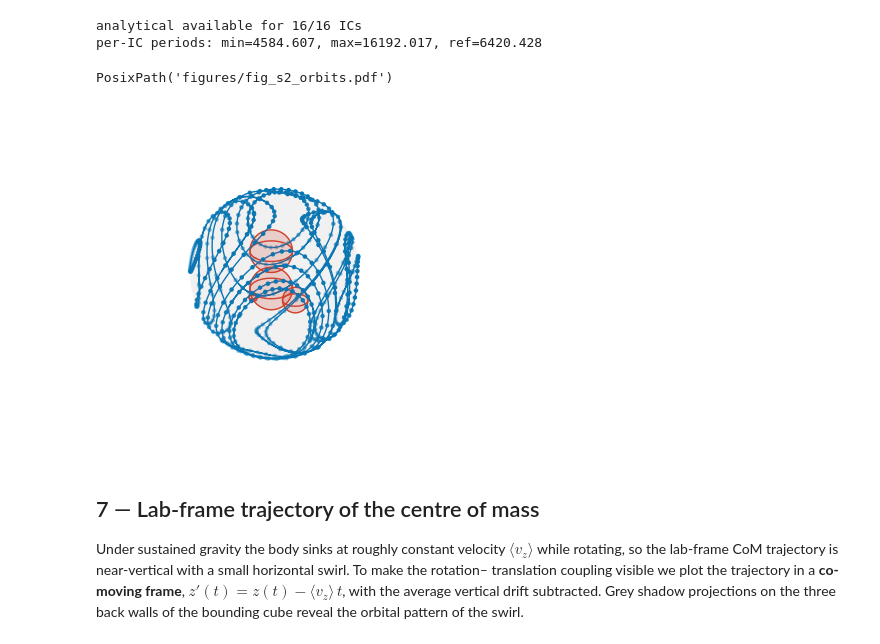
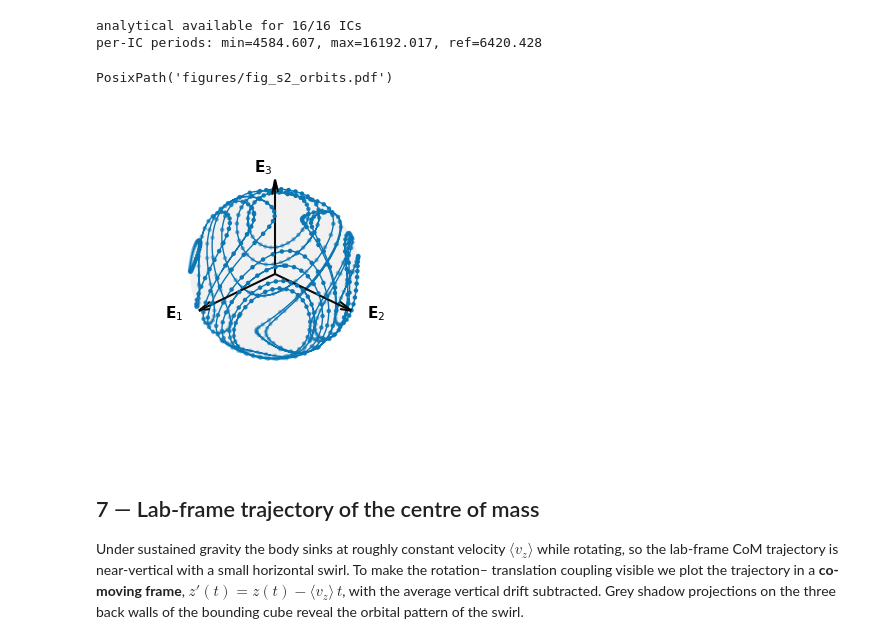
Before and after one commit to C0PEP0D/SoftMobility, a Jupyter notebook: softmobility/tutorials/11_sinking_rigid_body.ipynb, the cells around one changed output. Saved outputs shown, nothing was run; the diff lists cells and outputs as text; code cells hidden in the pictures.

```diff
--- a/softmobility/tutorials/11_sinking_rigid_body.ipynb
+++ b/softmobility/tutorials/11_sinking_rigid_body.ipynb
@@ -470,39 +470,39 @@ zs_sphere = np.cos(v_s)
 ax_orb.plot_surface(
     0.998 * xs_sphere, 0.998 * ys_sphere, 0.998 * zs_sphere,
     color=figstyle.COLORS["grey"], alpha=0.05,
     linewidth=0, antialiased=True, shade=False,
 )
 
-# Body geometry inside the sphere — uses figstyle.add_sphere so the look
-# matches the standalone geometry figure (red translucent fill, contour).
-for centre, radius in zip(POSITIONS_CENTRED, RADII, strict=True):
-    figstyle.add_sphere(ax_orb, 0.5 * centre, 0.5 * radius,
-                        alpha=0.10, contour_width=1.)
+figstyle.add_body_axes(ax_orb, length=1.15*1.1, show_labels=True)
+figstyle.displace_label(ax_orb, "axis_label_E1", text=r"$\mathbf{E}_1$", offset=(0.3, 0, 0))
+figstyle.displace_label(ax_orb, "axis_label_E2", text=r"$\mathbf{E}_2$", offset=(0, 0.3, 0))
+figstyle.displace_label(ax_orb, "axis_label_E3", text=r"$\mathbf{E}_3$", offset=(0.2, 0, 0))
+
 
 ana_stride = max(1, N_STEPS_orbit // 32)
 for i in range(N_TRAJ):
     ax_orb.plot(
         G_orbit_lib[i, :, 0], G_orbit_lib[i, :, 1], G_orbit_lib[i, :, 2],
         color=figstyle.COLORS["blue"], linewidth=1.0,
         label="rollout (RK4)" if i == 0 else None,
     )
     if G_orbit_ana[i] is not None:
         ax_orb.scatter(
             G_orbit_ana[i][::ana_stride, 0],
             G_orbit_ana[i][::ana_stride, 1],
             G_orbit_ana[i][::ana_stride, 2],
             color=figstyle.COLORS["blue"], s=5,
             label="analytical Jacobi" if i == 0 else None,
         )
 
 ax_orb.set_xlim(-1.15, 1.15)
 ax_orb.set_ylim(-1.15, 1.15)
 ax_orb.set_zlim(-1.15, 1.15)
 
 figstyle.save(fig_orb, "fig_s2_orbits", figdir=FIGDIR)
 # %% [output]
 PosixPath('figures/fig_s2_orbits.pdf')
-[figure, old version]
+[figure, new version]
 # %% [markdown]
 ## 7 — Lab-frame trajectory of the centre of mass
 
```
Also changed, not shown: 22 other files.
